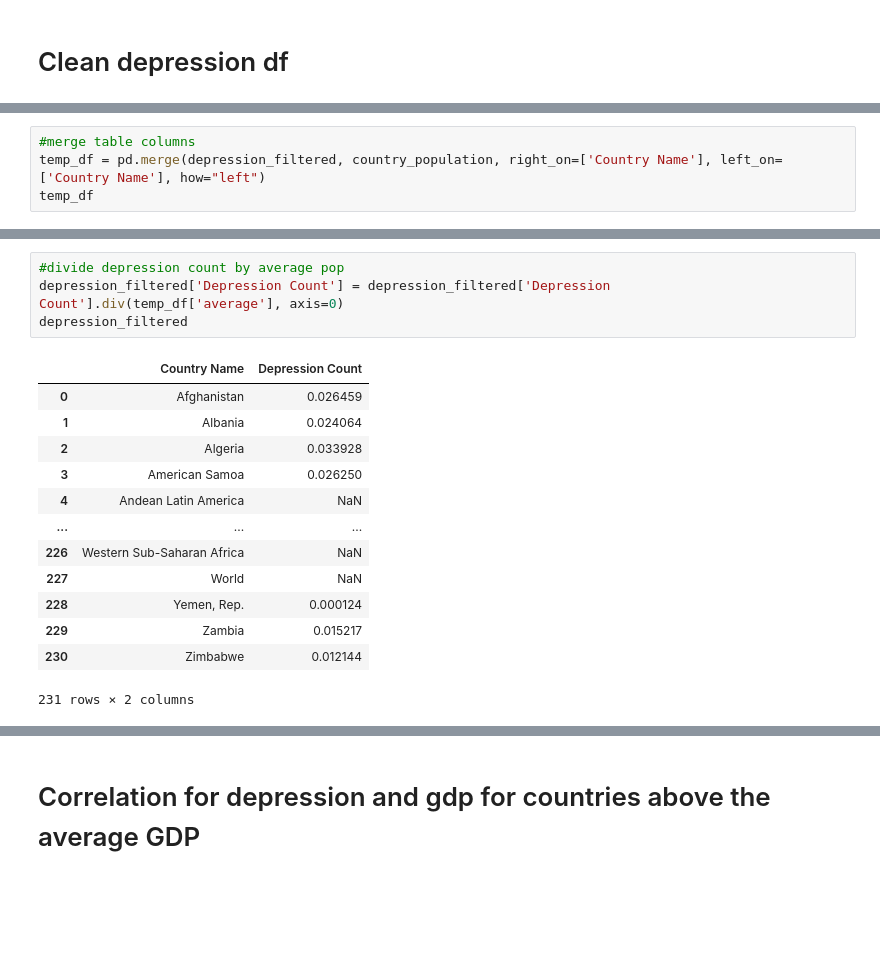
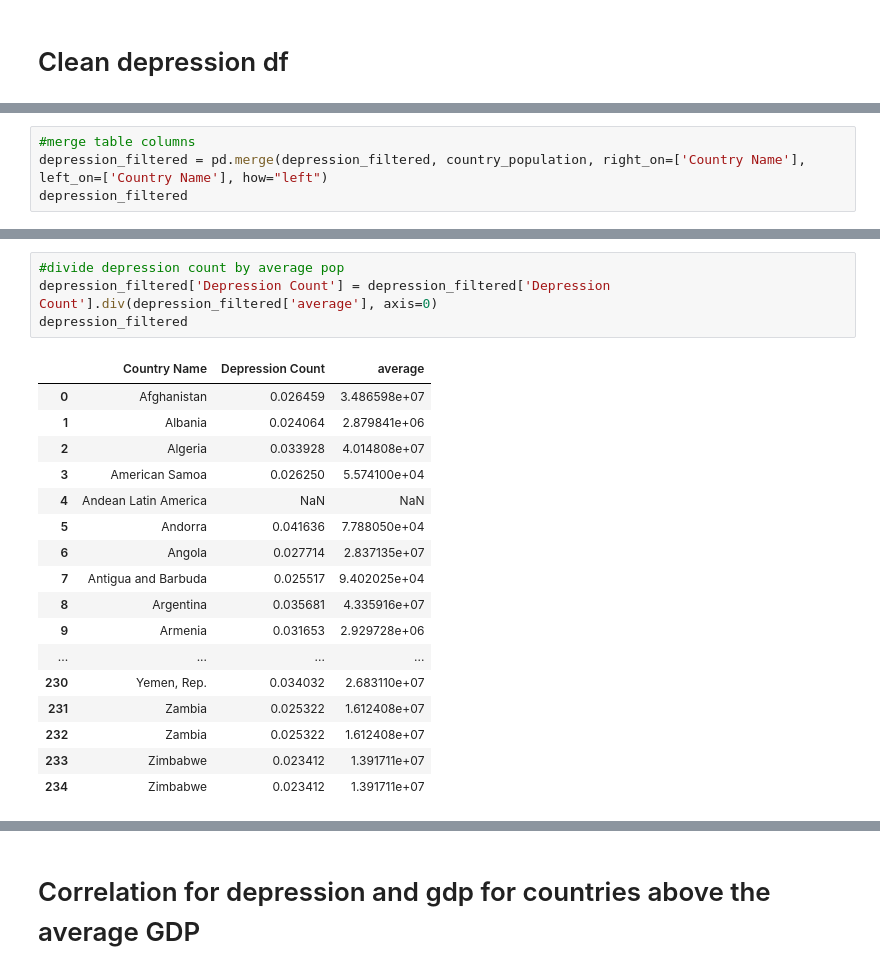
Before and after one commit to Souheil-Yazji/DataSci, a Jupyter notebook: Notebooks/Data Analysis/Correlation_gdp_and_depression.ipynb, the cells around one changed output, grey strips where cells are left out. Drawn from its saved outputs; the diff is of its cells as text; blank space fills up the shorter version.

```diff
--- a/Notebooks/Data Analysis/Correlation_gdp_and_depression.ipynb
+++ b/Notebooks/Data Analysis/Correlation_gdp_and_depression.ipynb
@@ -199,6 +227,6 @@ country_population
 # %%
 #merge table columns
-temp_df = pd.merge(depression_filtered, country_population, right_on=['Country Name'], left_on=['Country Name'], how="left")
-temp_df
+depression_filtered = pd.merge(depression_filtered, country_population, right_on=['Country Name'], left_on=['Country Name'], how="left")
+depression_filtered
 # %% [output]
 |  | Country Name | Depression Count | average |
@@ -217,21 +249,25 @@ temp_df
 # %%
 #divide depression count by average pop
-depression_filtered['Depression Count'] = depression_filtered['Depression Count'].div(temp_df['average'], axis=0)
+depression_filtered['Depression Count'] = depression_filtered['Depression Count'].div(depression_filtered['average'], axis=0)
 depression_filtered
 # %% [output]
-|  | Country Name | Depression Count |
-| 0 | Afghanistan | 0.026459 |
-| 1 | Albania | 0.024064 |
-| 2 | Algeria | 0.033928 |
-| 3 | American Samoa | 0.026250 |
-| 4 | Andean Latin America | NaN |
-| ... | ... | ... |
-| 226 | Western Sub-Saharan Africa | NaN |
-| 227 | World | NaN |
-| 228 | Yemen, Rep. | 0.000124 |
-| 229 | Zambia | 0.015217 |
-| 230 | Zimbabwe | 0.012144 |
+|  | Country Name | Depression Count | average |
+| 0 | Afghanistan | 0.026459 | 3.486598e+07 |
+| 1 | Albania | 0.024064 | 2.879841e+06 |
+| 2 | Algeria | 0.033928 | 4.014808e+07 |
+| 3 | American Samoa | 0.026250 | 5.574100e+04 |
+| 4 | Andean Latin America | NaN | NaN |
+| 5 | Andorra | 0.041636 | 7.788050e+04 |
+| 6 | Angola | 0.027714 | 2.837135e+07 |
+| 7 | Antigua and Barbuda | 0.025517 | 9.402025e+04 |
+| 8 | Argentina | 0.035681 | 4.335916e+07 |
+| 9 | Armenia | 0.031653 | 2.929728e+06 |
+| ... | ... | ... | ... |
+| 230 | Yemen, Rep. | 0.034032 | 2.683110e+07 |
+| 231 | Zambia | 0.025322 | 1.612408e+07 |
+| 232 | Zambia | 0.025322 | 1.612408e+07 |
+| 233 | Zimbabwe | 0.023412 | 1.391711e+07 |
+| 234 | Zimbabwe | 0.023412 | 1.391711e+07 |
-231 rows × 2 columns
 # %%
 #fill na with the mode
 depression_filtered.fillna(depression_filtered["Depression Count"].mode()[0], inplace = True)
```
Also changed, not shown: parts of 12 cells of this notebook.
